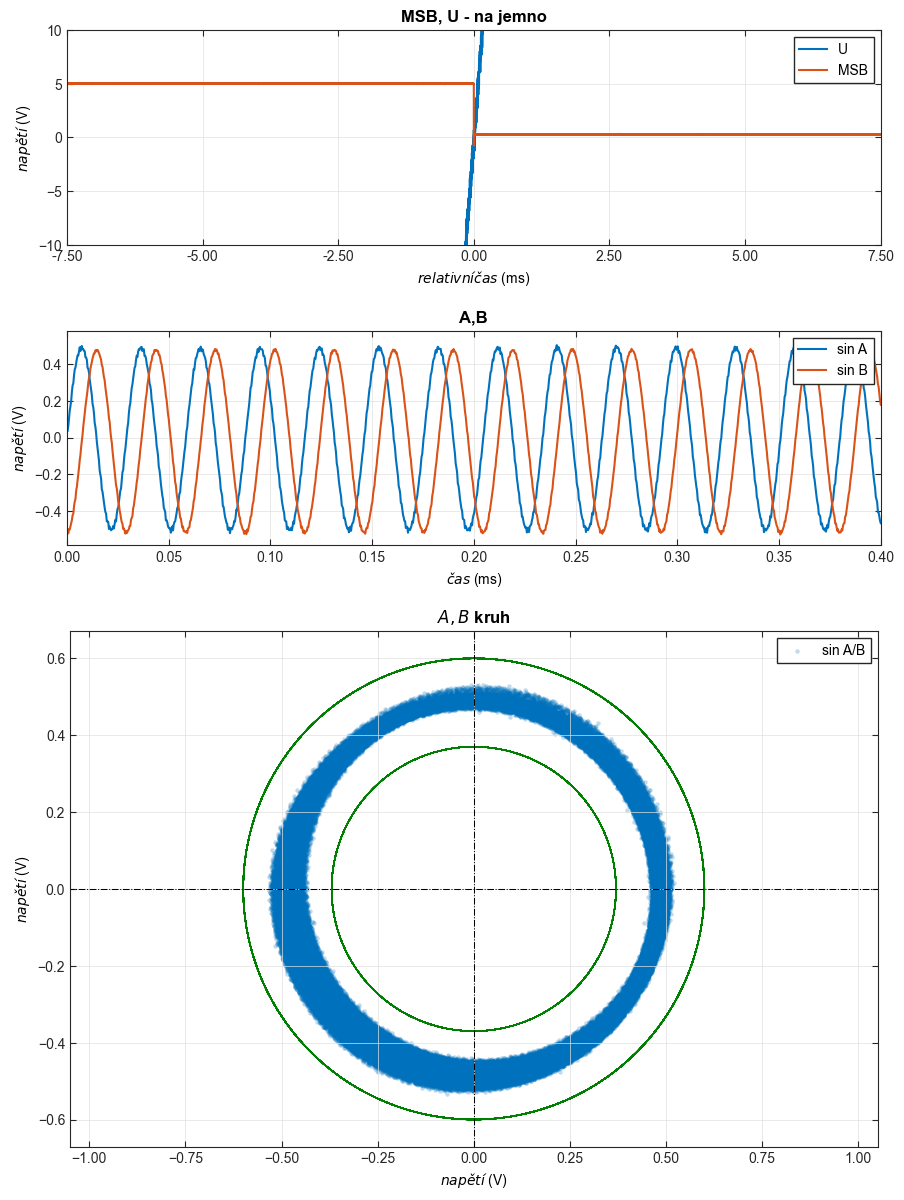
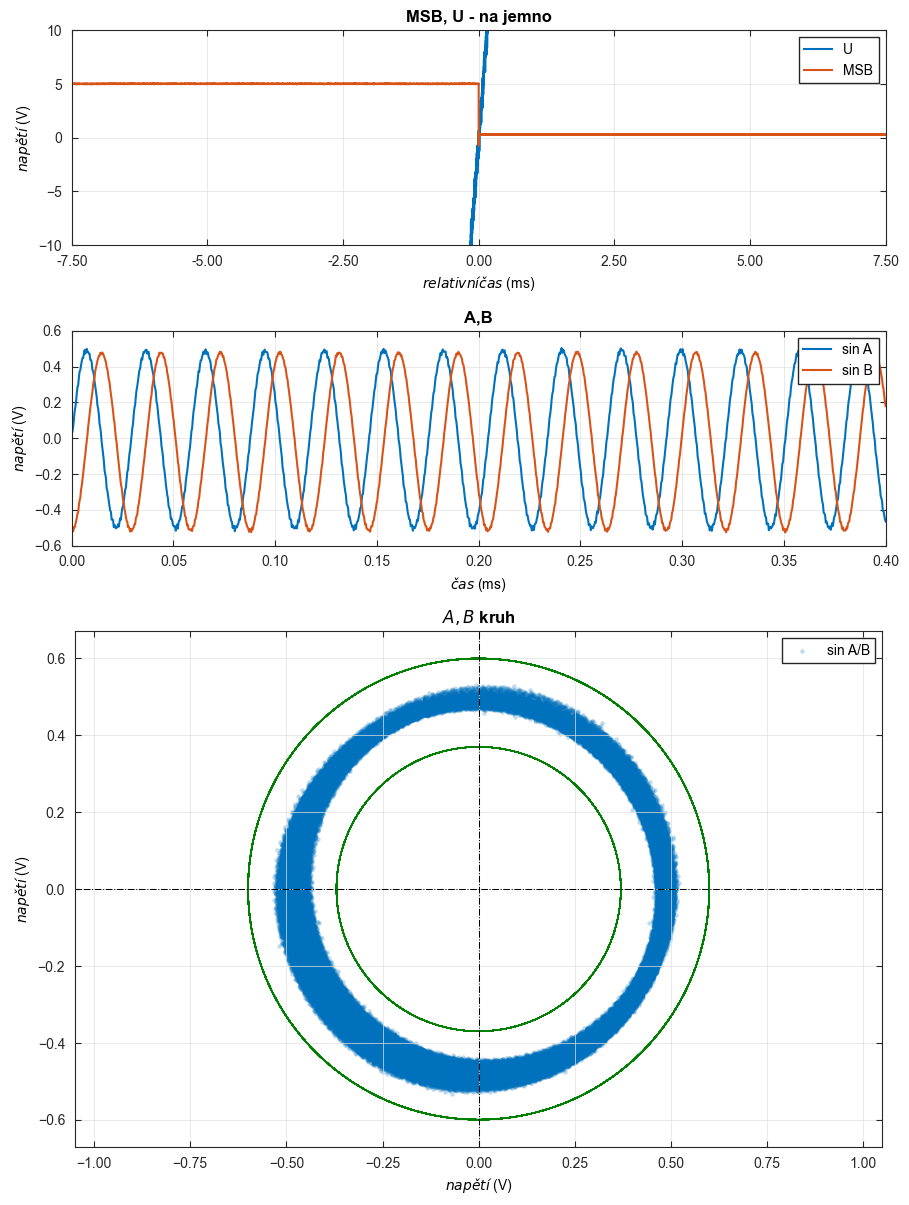
Unified diff of the notebook cell whose output changed from the first chart to the second:
--- before
+++ after
@@ -21,5 +21,5 @@
 ax2 = fig.add_subplot(gs[1, 0])
 ax2.set_xlim(0,0.4)
-
+ax2.set_ylim(-0.6, 0.6)
 ax2.plot(tt, a, label="sin A")
 ax2.plot(tt, b, label="sin B")

Commit: 1